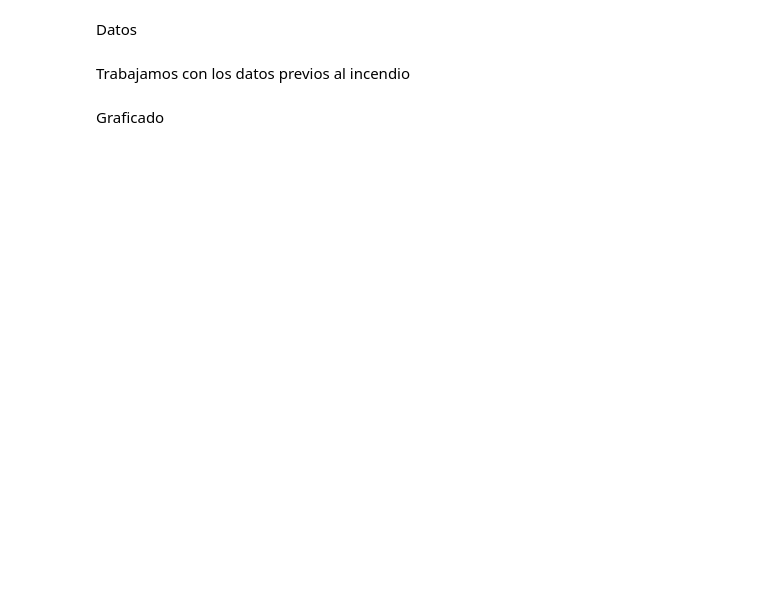
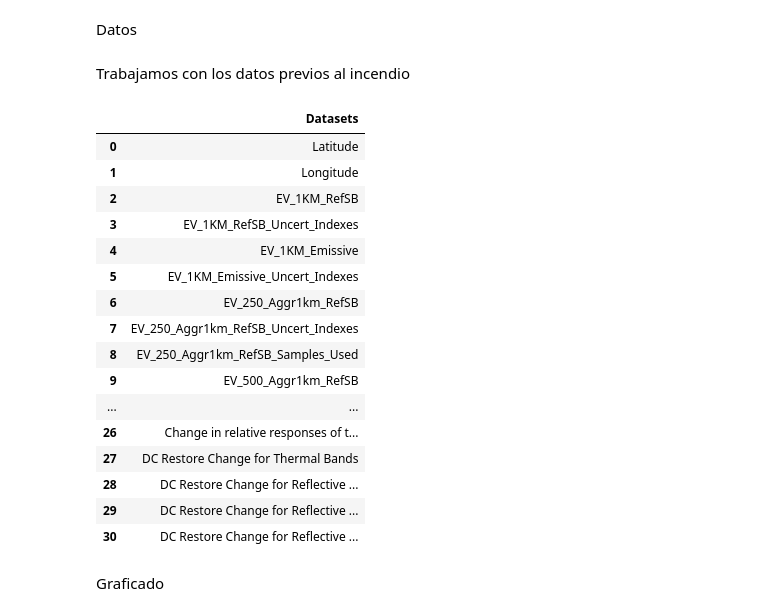
Before and after one commit to Gerlielbecario/Indice-normalizado-de-rea-Quemada-NBR-, a Jupyter notebook: NBR_ploteo.ipynb, the cells around one changed output. Cells and saved outputs as stored; diff of their text form; code cells hidden in the pictures; blank space fills up the shorter version.

```diff
--- a/NBR_ploteo.ipynb
+++ b/NBR_ploteo.ipynb
@@ -40,6 +41,26 @@ bef_fire_hour = hora_archivo(bef_fire)
 #Latitud y longitud
 bef_fire_lat = extrae_datos_hdf(bef_fire_geo,"Latitude")[0]
 bef_fire_lon = extrae_datos_hdf(bef_fire_geo,"Longitude")[0]
+# %%
+visualiza_hdf(bef_fire)
+# %% [output]
+|  | Datasets |
+| 0 | Latitude |
+| 1 | Longitude |
+| 2 | EV_1KM_RefSB |
+| 3 | EV_1KM_RefSB_Uncert_Indexes |
+| 4 | EV_1KM_Emissive |
+| 5 | EV_1KM_Emissive_Uncert_Indexes |
+| 6 | EV_250_Aggr1km_RefSB |
+| 7 | EV_250_Aggr1km_RefSB_Uncert_Indexes |
+| 8 | EV_250_Aggr1km_RefSB_Samples_Used |
+| 9 | EV_500_Aggr1km_RefSB |
+| ... | ... |
+| 26 | Change in relative responses of t... |
+| 27 | DC Restore Change for Thermal Bands |
+| 28 | DC Restore Change for Reflective ... |
+| 29 | DC Restore Change for Reflective ... |
+| 30 | DC Restore Change for Reflective ... |
 # %%
 #Calculamos Indice normalizado de area quemada
 bef_fire_nbr = indice_nbr(bef_fire,"EV_500_Aggr1km_RefSB","band_names")
```
Also changed, not shown: parts of 19 cells of this notebook.
